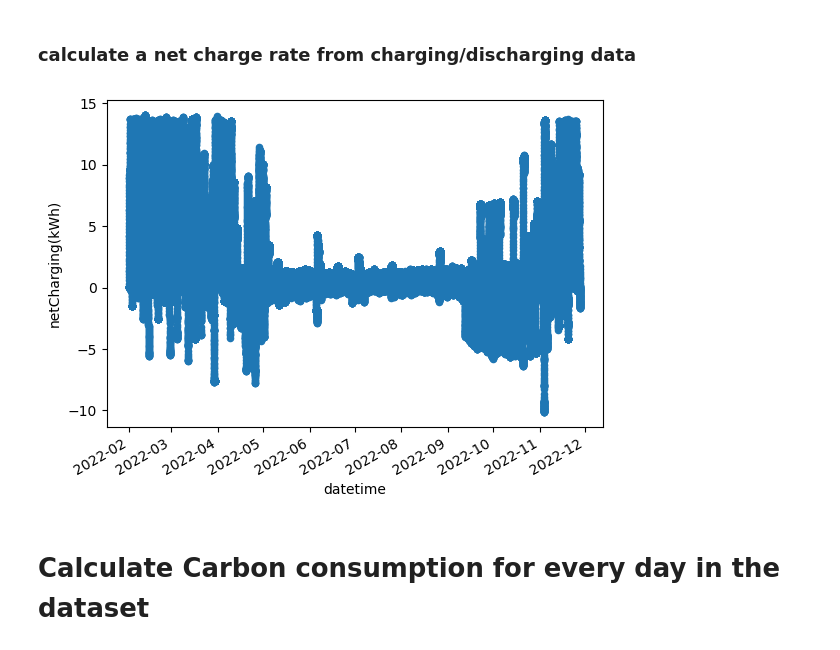
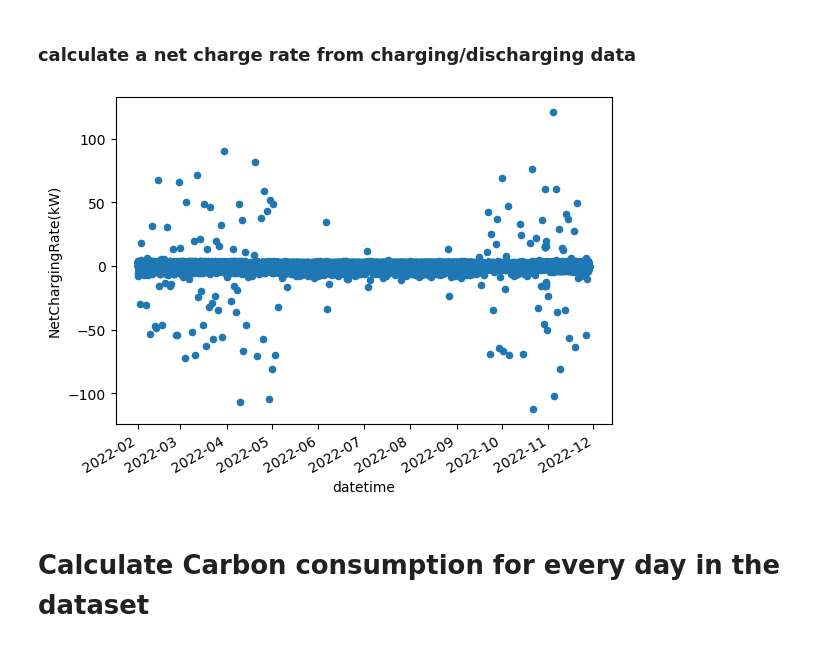
Before and after one commit to jordanesmith/Carbon-Intensity-Project-, a Jupyter notebook: research.ipynb, the cells around one changed output. Drawn from its saved outputs; the diff is of its cells as text; code cells hidden in the pictures.

Commit message:
played aroudn with data prep

```diff
--- a/research.ipynb
+++ b/research.ipynb
@@ -231,12 +231,20 @@ all_battery_data.head()
 # %% [markdown]
 ### calculate a net charge rate from charging/discharging data
 # %%
-all_battery_data["netCharging(kWh)"] = all_battery_data["Charging(kWh)"] - all_battery_data["Discharging(kWh)"]
+charging_arr = all_battery_data["Charging(kWh)"].to_numpy()
+charging_arr_time_offset = np.concatenate((np.array([0]), charging_arr))[:-1]
+all_battery_data["ChargingRate(kW)"] =  (charging_arr - charging_arr_time_offset) * 12 # 12 is to correct for 5 minute time intervals
+
+discharging_arr = all_battery_data["Discharging(kWh)"].to_numpy()
+discharging_arr_time_offset = np.concatenate((np.array([0]), discharging_arr))[:-1]
+all_battery_data["DisChargingRate(kW)"] = (discharging_arr - discharging_arr_time_offset) * 12
+
+all_battery_data["NetChargingRate(kW)"] = all_battery_data["ChargingRate(kW)"] - all_battery_data["DisChargingRate(kW)"]
 # %%
-all_battery_data.plot(x='datetime', y='netCharging(kWh)', kind='scatter')
+all_battery_data.plot(x='datetime', y='NetChargingRate(kW)', kind='scatter')
 plt.gcf().autofmt_xdate()
 # %% [output]
-[figure, old version]
+[figure, new version]
 # %% [markdown]
 # Calculate Carbon consumption for every day in the dataset
 # %% [markdown]
```
Also changed, not shown: parts of 4 cells of this notebook, 1 other file.
